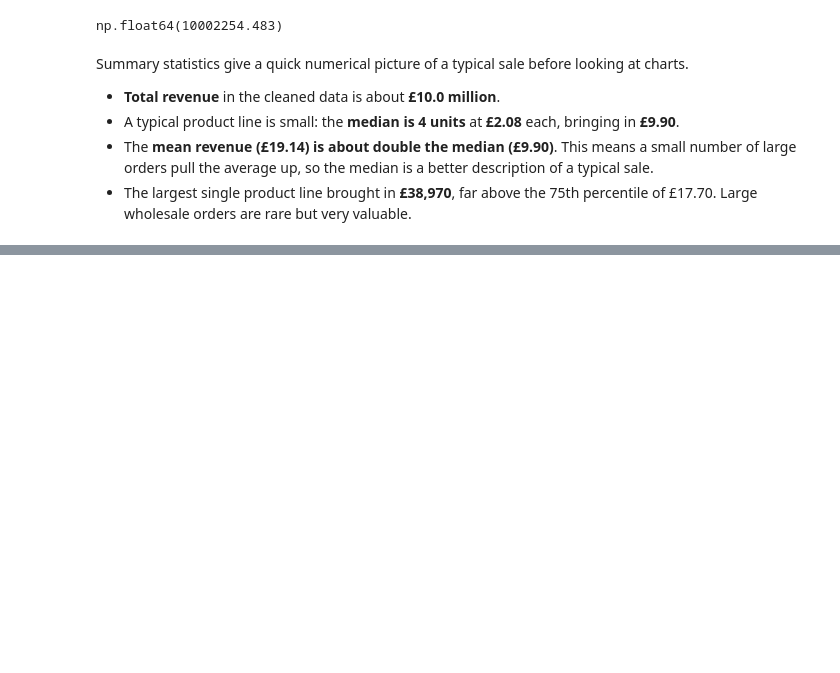
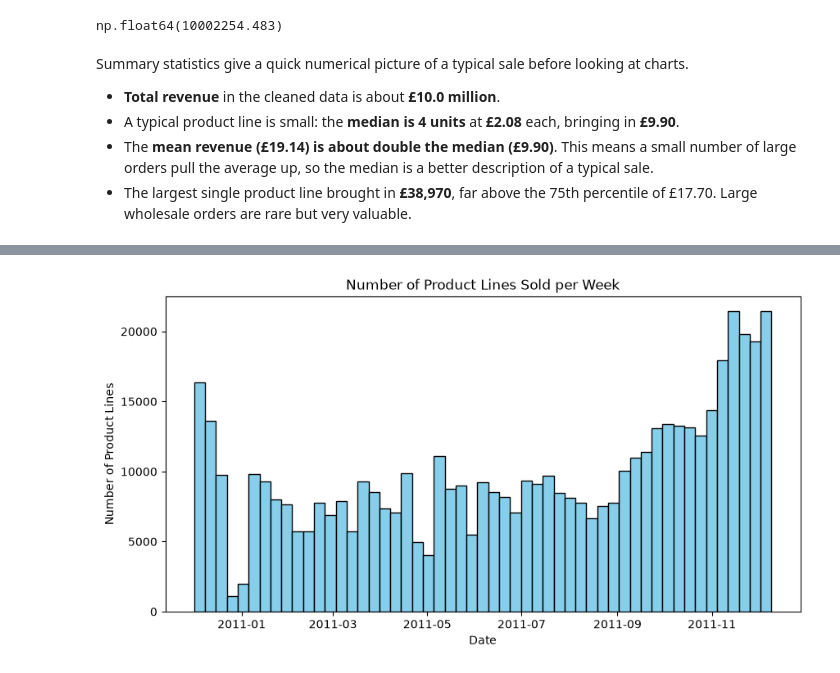
Before and after one commit to chryswds/DVC-CA2, a Jupyter notebook: DVC-CA2.ipynb, the cells around one changed output, grey strips where cells are left out. Saved outputs shown, nothing was run; the diff lists cells and outputs as text; code cells hidden in the pictures; blank space fills up the shorter version.

```diff
--- a/DVC-CA2.ipynb
+++ b/DVC-CA2.ipynb
@@ -342,0 +373,9 @@ Summary statistics give a quick numerical picture of a typical sale before looki
+# %%
+plt.figure(figsize=(10,5))
+plt.hist(df_clean['InvoiceDate'], bins=53, color='skyblue', edgecolor='black')
+plt.title('Number of Product Lines Sold per Week')
+plt.xlabel('Date')
+plt.ylabel('Number of Product Lines')
+plt.show()
+# %% [output]
+[figure, added]
```
Also changed, not shown: parts of 5 cells of this notebook.
